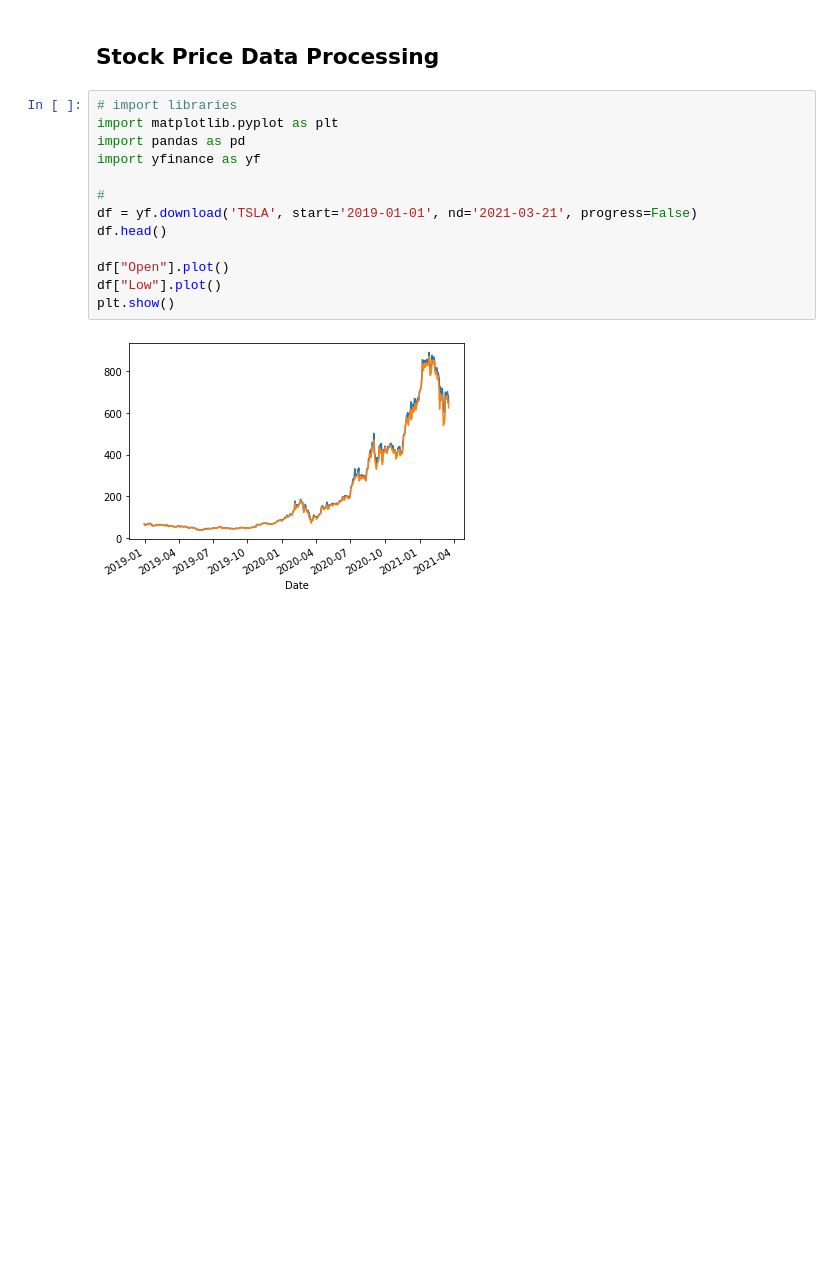
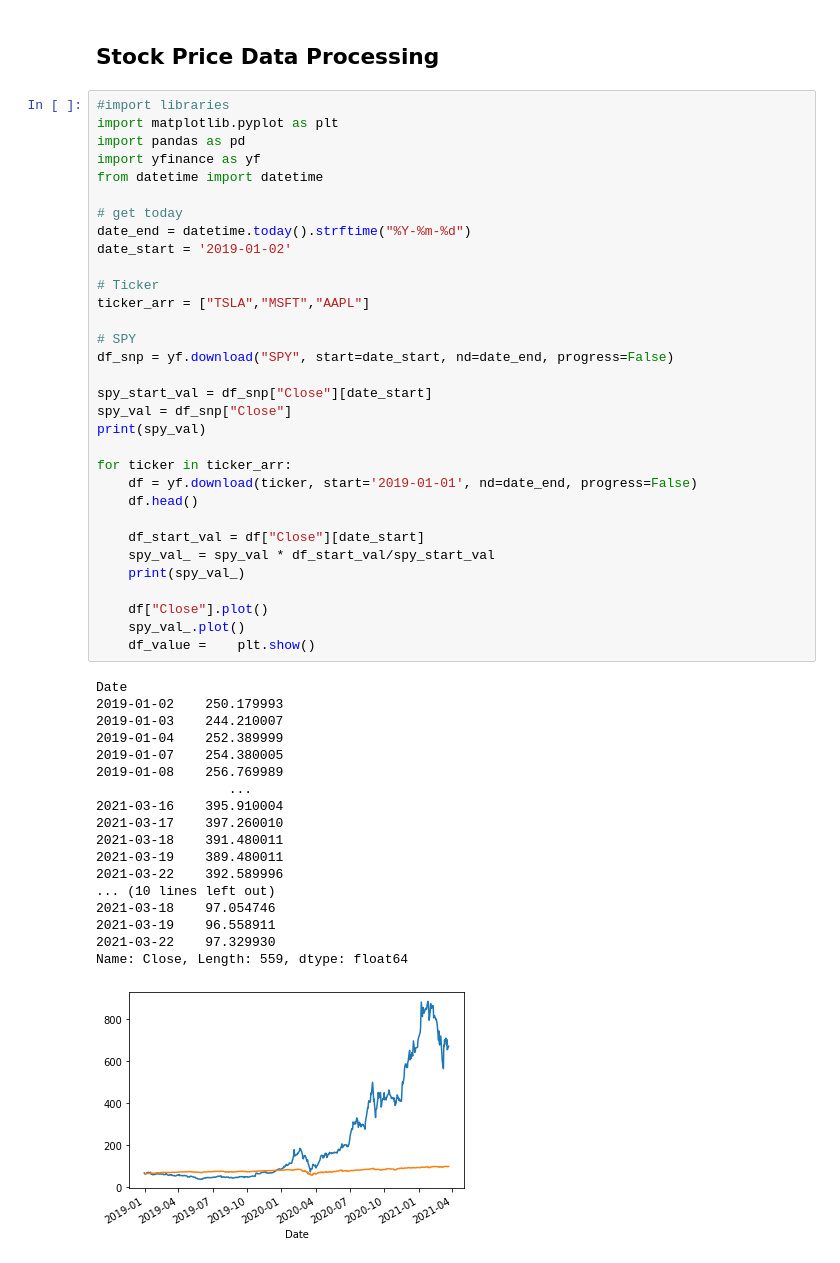
Before and after one commit to Nicedonghan/python, a Jupyter notebook: Jupyter_study/stock_price_example.ipynb, the cells around one changed output. Saved outputs shown, nothing was run; the diff lists cells and outputs as text; blank space fills up the shorter version.

```diff
--- a/Jupyter_study/stock_price_example.ipynb
+++ b/Jupyter_study/stock_price_example.ipynb
@@ -1,17 +1,53 @@
 # %% [markdown]
 ## Stock Price Data Processing
-# %%
-# import libraries
-import matplotlib.pyplot as plt
-import pandas as pd
-import yfinance as yf
-
-#
-df = yf.download('TSLA', start='2019-01-01', nd='2021-03-21', progress=False)
-df.head()
-
-df["Open"].plot()
-df["Low"].plot()
-plt.show()
-# %% [output]
-[figure, removed]
+# %%
+#import libraries
+import matplotlib.pyplot as plt
+import pandas as pd
+import yfinance as yf
+from datetime import datetime
+
+# get today
+date_end = datetime.today().strftime("%Y-%m-%d")
+date_start = '2019-01-02'
+
+# Ticker
+ticker_arr = ["TSLA","MSFT","AAPL"]
+
+# SPY
+df_snp = yf.download("SPY", start=date_start, nd=date_end, progress=False)
+
+spy_start_val = df_snp["Close"][date_start]
+spy_val = df_snp["Close"]
+print(spy_val)
+
+for ticker in ticker_arr:
+    df = yf.download(ticker, start='2019-01-01', nd=date_end, progress=False)
+    df.head()
+
+    df_start_val = df["Close"][date_start]
+    spy_val_ = spy_val * df_start_val/spy_start_val
+    print(spy_val_)
+
+    df["Close"].plot()
+    spy_val_.plot()
+    df_value =    plt.show()
+# %% [output]
+Date
+2019-01-02    250.179993
+2019-01-03    244.210007
+2019-01-04    252.389999
+2019-01-07    254.380005
+2019-01-08    256.769989
+                 ...
+2021-03-16    395.910004
+2021-03-17    397.260010
+2021-03-18    391.480011
+2021-03-19    389.480011
+2021-03-22    392.589996
+... (10 lines left out)
+2021-03-18    97.054746
+2021-03-19    96.558911
+2021-03-22    97.329930
+Name: Close, Length: 559, dtype: float64
+[figure, added]
```
Also changed, not shown: parts of 1 cell of this notebook.
